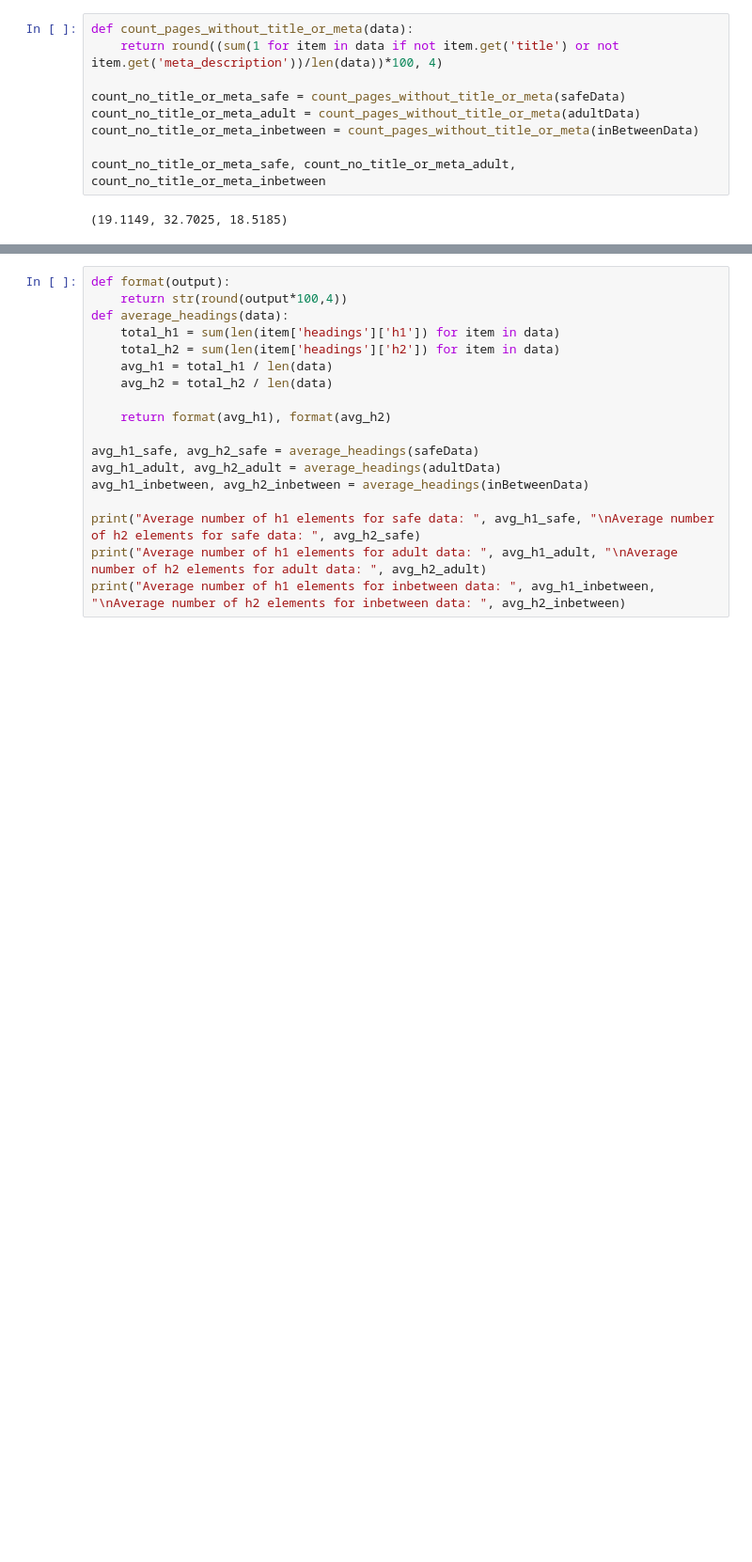
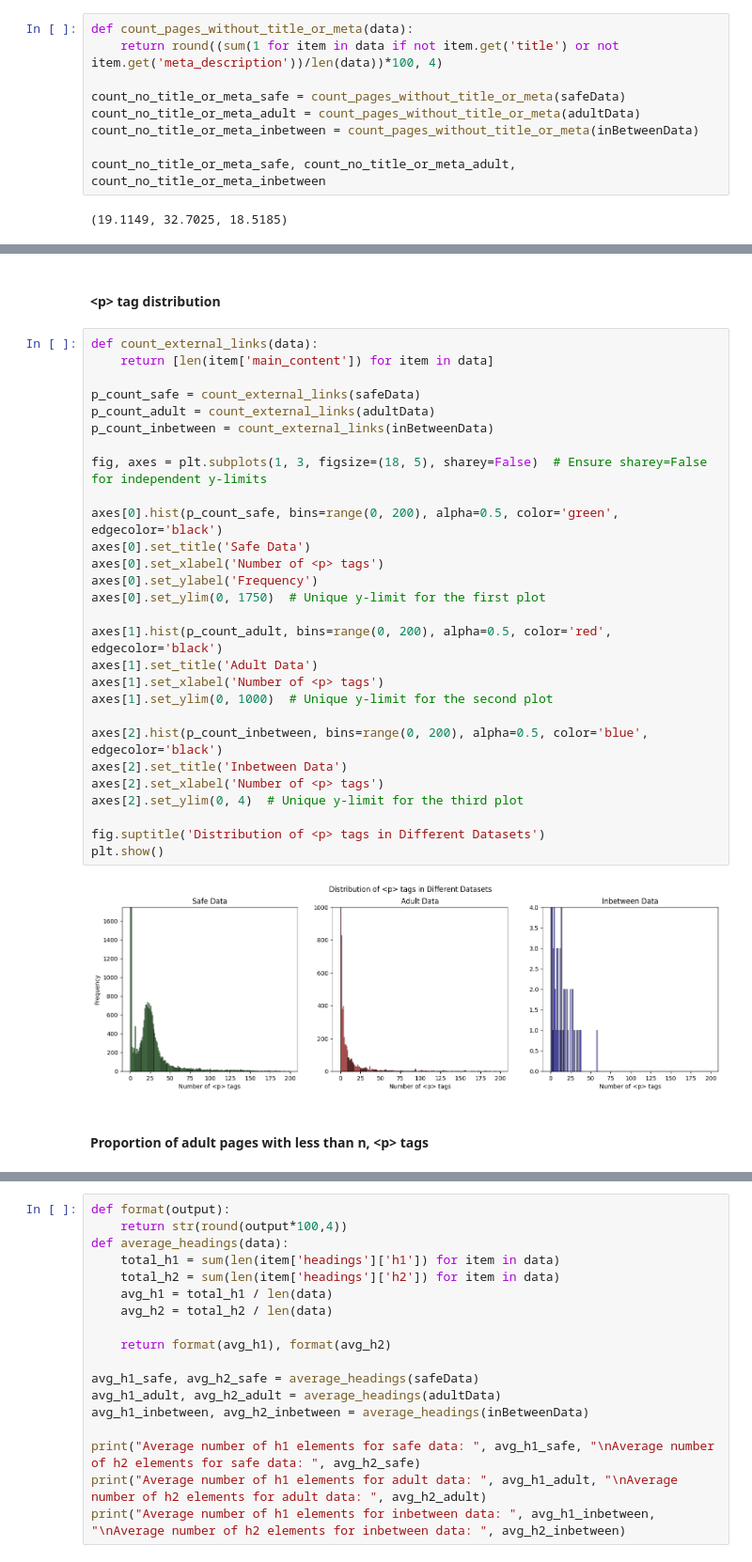
Before and after one commit to 3cho11/PyroBlocker, a Jupyter notebook: modelResearch/eda.ipynb, the cells around one changed output, grey strips where cells are left out. Shown: that part at 94% size. Drawn from its saved outputs; the diff is of its cells as text; blank space fills up the shorter version.

```diff
--- a/modelResearch/eda.ipynb
+++ b/modelResearch/eda.ipynb
@@ -58,0 +109,34 @@ count_no_title_or_meta_safe, count_no_title_or_meta_adult, count_no_title_or_met
+# %% [markdown]
+#### \<p\> tag distribution
+# %%
+def count_external_links(data):
+    return [len(item['main_content']) for item in data]
+
+p_count_safe = count_external_links(safeData)
+p_count_adult = count_external_links(adultData)
+p_count_inbetween = count_external_links(inBetweenData)
+
+fig, axes = plt.subplots(1, 3, figsize=(18, 5), sharey=False)  # Ensure sharey=False for independent y-limits
+
+axes[0].hist(p_count_safe, bins=range(0, 200), alpha=0.5, color='green', edgecolor='black')
+axes[0].set_title('Safe Data')
+axes[0].set_xlabel('Number of <p> tags')
+axes[0].set_ylabel('Frequency')
+axes[0].set_ylim(0, 1750)  # Unique y-limit for the first plot
+
+axes[1].hist(p_count_adult, bins=range(0, 200), alpha=0.5, color='red', edgecolor='black')
+axes[1].set_title('Adult Data')
+axes[1].set_xlabel('Number of <p> tags')
+axes[1].set_ylim(0, 1000)  # Unique y-limit for the second plot
+
+axes[2].hist(p_count_inbetween, bins=range(0, 200), alpha=0.5, color='blue', edgecolor='black')
+axes[2].set_title('Inbetween Data')
+axes[2].set_xlabel('Number of <p> tags')
+axes[2].set_ylim(0, 4)  # Unique y-limit for the third plot
+
+fig.suptitle('Distribution of <p> tags in Different Datasets')
+plt.show()
+# %% [output]
+[figure, added]
+# %% [markdown]
+#### Proportion of adult pages with less than n, \<p\> tags
```
Also changed, not shown: parts of 22 cells of this notebook, 1 other file.
